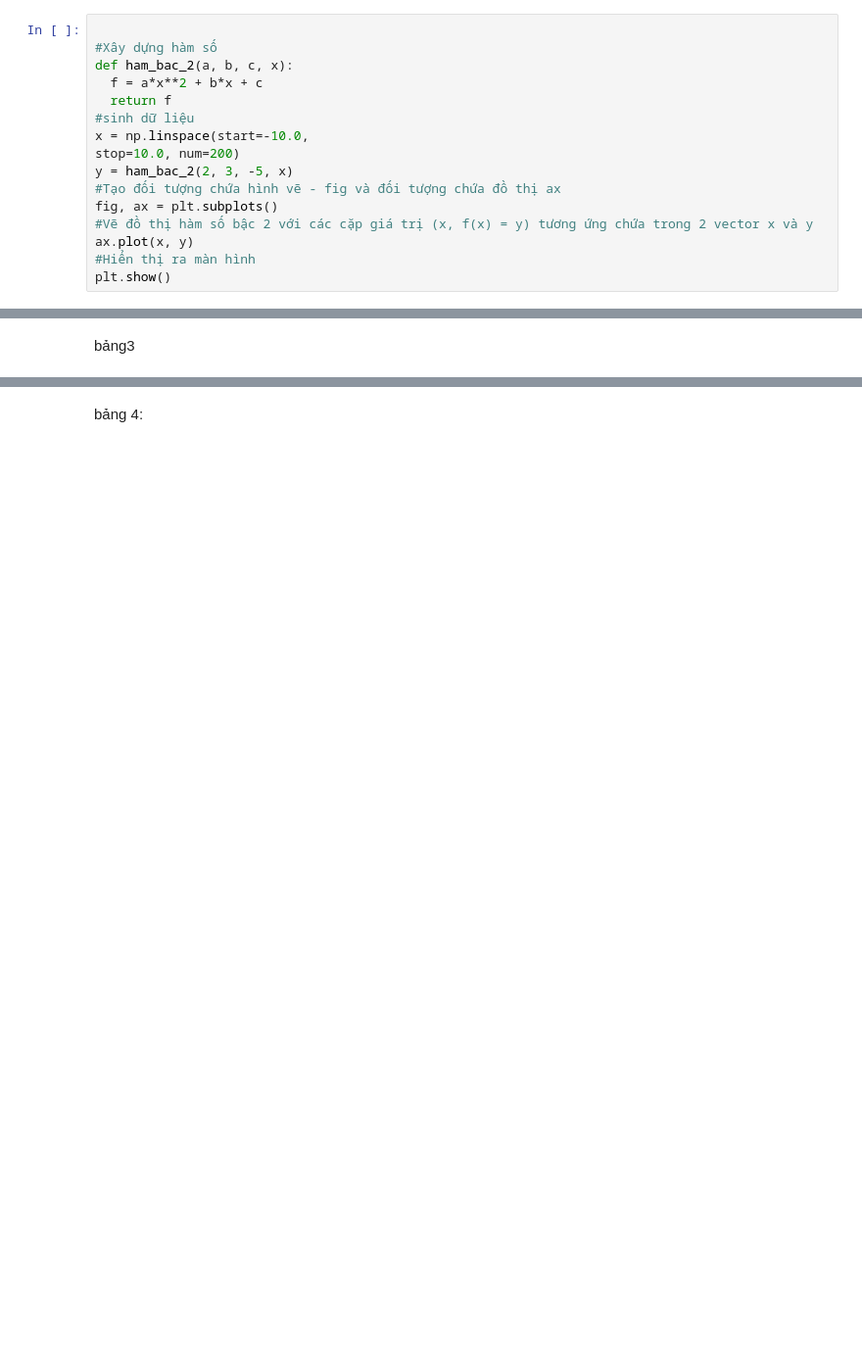
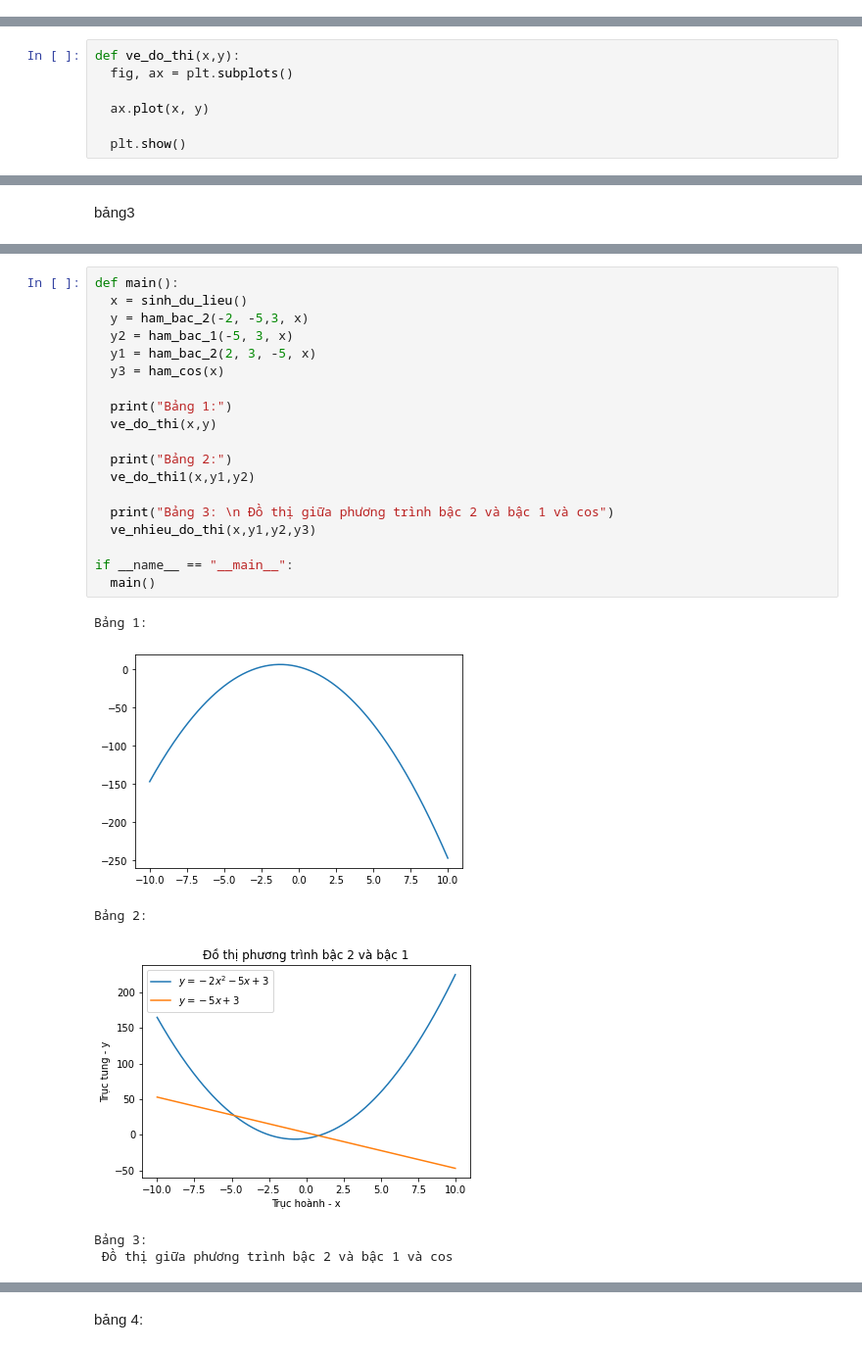
Before and after one commit to thanhduc17/python-lesson-k3, a Jupyter notebook: MatplotLib.ipynb, the cells around one changed output, grey strips where cells are left out. Shown at 98% size. Saved outputs shown, nothing was run; the diff lists cells and outputs as text; blank space fills up the shorter version.

```diff
--- a/MatplotLib.ipynb
+++ b/MatplotLib.ipynb
@@ -8,18 +27,2 @@ from matplotlib import cm
 # %% [markdown]
 bảng1
-# %%
-
-#Xây dựng hàm số
-def ham_bac_2(a, b, c, x):
-  f = a*x**2 + b*x + c
-  return f
-#sinh dữ liệu
-x = np.linspace(start=-10.0,
-stop=10.0, num=200)
-y = ham_bac_2(2, 3, -5, x)
-#Tạo đối tượng chứa hình vẽ - fig và đối tượng chứa đồ thị ax
-fig, ax = plt.subplots()
-#Vẽ đồ thị hàm số bậc 2 với các cặp giá trị (x, f(x) = y) tương ứng chứa trong 2 vector x và y
-ax.plot(x, y)
-#Hiển thị ra màn hình
-plt.show()
@@ -28,3 +29,10 @@ plt.show()
+# %%
+def ve_do_thi(x,y):
+  fig, ax = plt.subplots()
+
+  ax.plot(x, y)
+
+  plt.show()
 # %% [markdown]
 bảng 2:
 # %%
@@ -117,0 +78,26 @@ plt.show()
+# %%
+def main():
+  x = sinh_du_lieu()
+  y = ham_bac_2(-2, -5,3, x)
+  y2 = ham_bac_1(-5, 3, x)
+  y1 = ham_bac_2(2, 3, -5, x)
+  y3 = ham_cos(x)
+
+  print("Bảng 1:")
+  ve_do_thi(x,y)
+
+  print("Bảng 2:")
+  ve_do_thi1(x,y1,y2)
+
+  print("Bảng 3: \n Đồ thị giữa phương trình bậc 2 và bậc 1 và cos")
+  ve_nhieu_do_thi(x,y1,y2,y3)
+
+if __name__ == "__main__":
+  main()
+# %% [output]
+Bảng 1:
+[figure, added]
+Bảng 2:
+[figure, added]
+Bảng 3:
+ Đồ thị giữa phương trình bậc 2 và bậc 1 và cos
```
Also changed, not shown: parts of 12 cells of this notebook.
